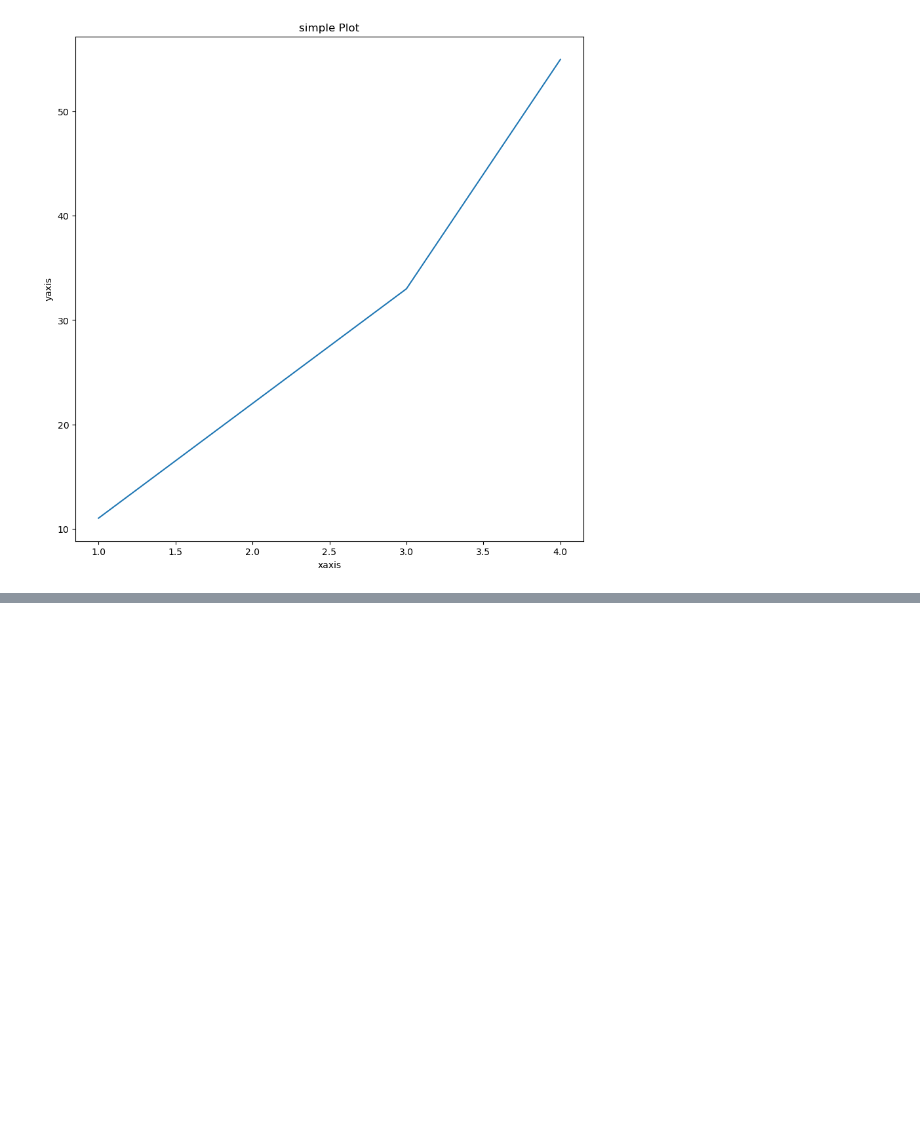
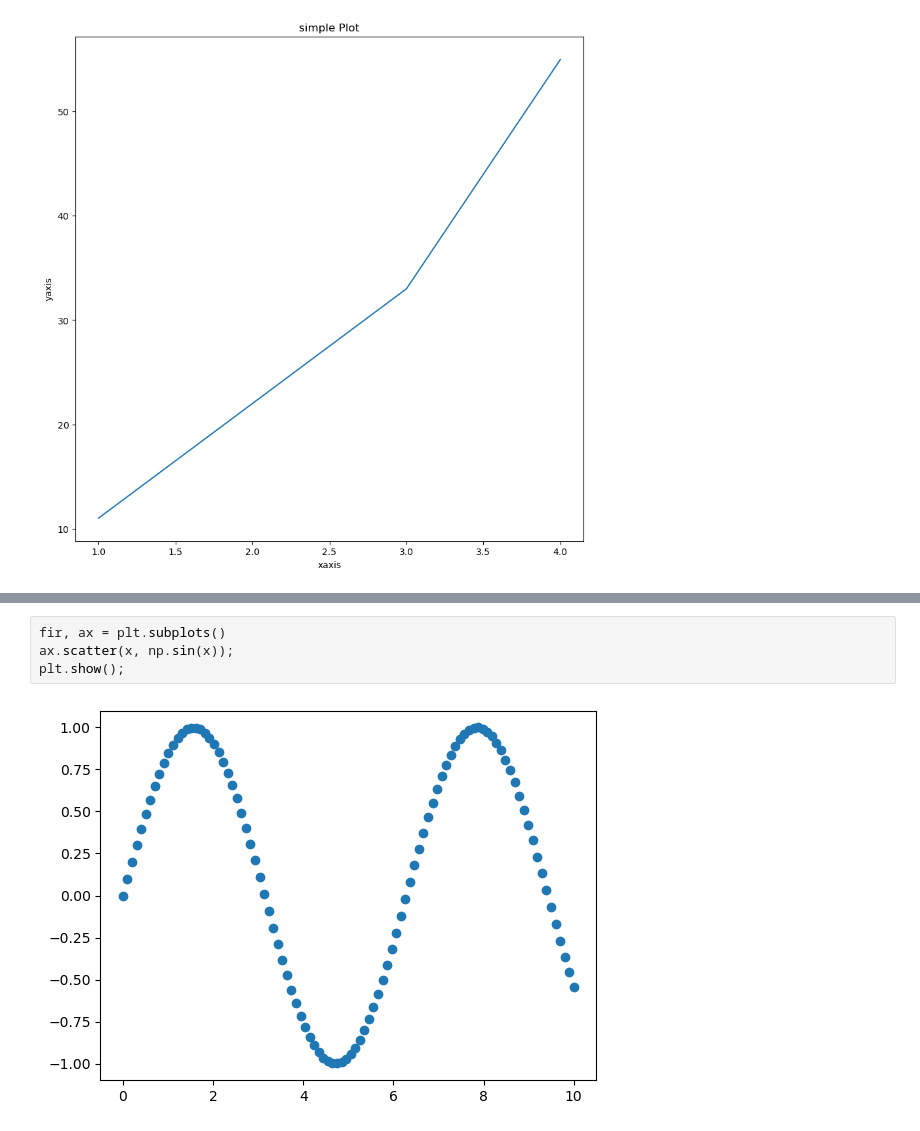
Before and after one commit to clarkt3/sample_project, a Jupyter notebook: Intro to Matplotlib.ipynb, the cells around one changed output, grey strips where cells are left out. Cells and saved outputs as stored; diff of their text form; blank space fills up the shorter version.

```diff
--- a/Intro to Matplotlib.ipynb
+++ b/Intro to Matplotlib.ipynb
@@ -80,0 +112,6 @@ plt.show();
+# %%
+fir, ax = plt.subplots()
+ax.scatter(x, np.sin(x));
+plt.show();
+# %% [output]
+[figure, added]
```
Also changed, not shown: parts of 12 cells of this notebook.
